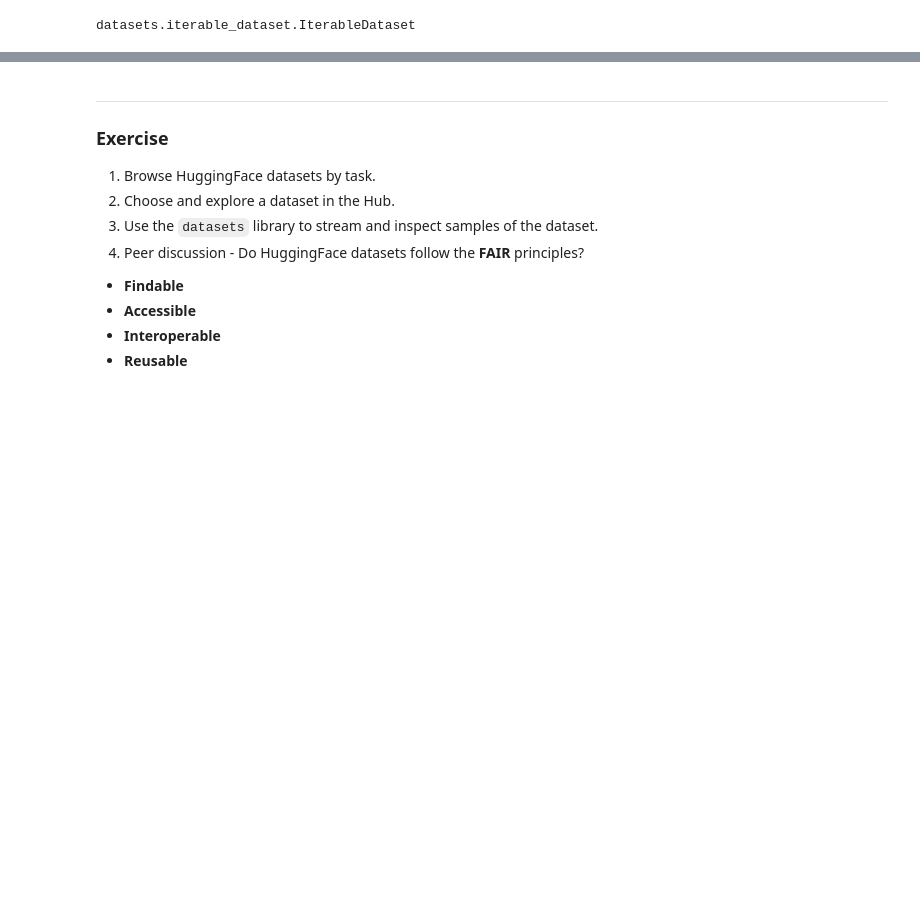
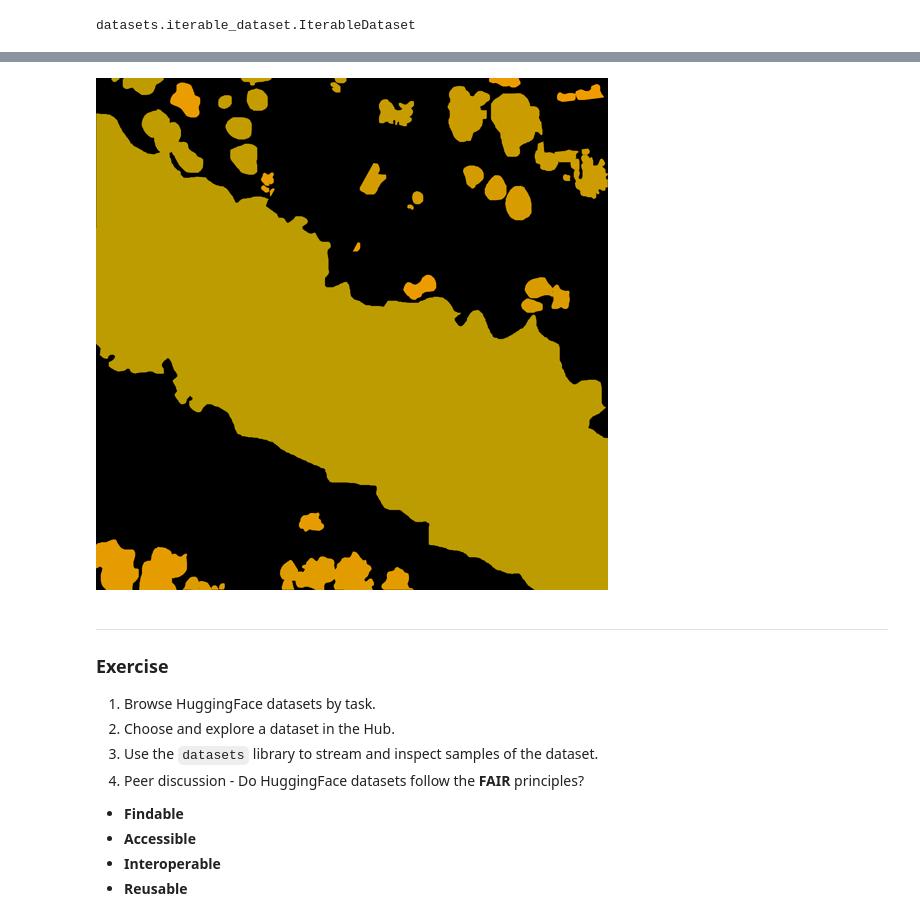
Before and after one commit to audiracmichelle/huggingface_workshop, a Jupyter notebook: huggingface_workshop.ipynb, the cells around one changed output, grey strips where cells are left out. Saved outputs shown, nothing was run; the diff lists cells and outputs as text; code cells hidden in the pictures; blank space fills up the shorter version.

```diff
--- a/huggingface_workshop.ipynb
+++ b/huggingface_workshop.ipynb
@@ -161,5 +161,9 @@ sample["image"].resize((128, 128))
 # %% [output]
 [figure]
+# %%
+sample["annotation"].resize((512, 512))
+# %% [output]
+[figure, added]
 # %% [markdown]
 
 
```
Also changed, not shown: parts of 12 cells of this notebook.
